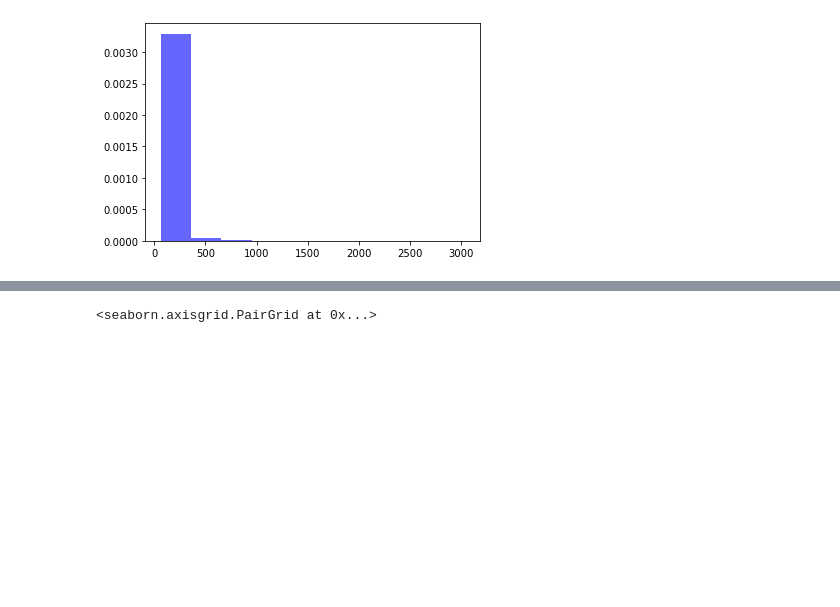
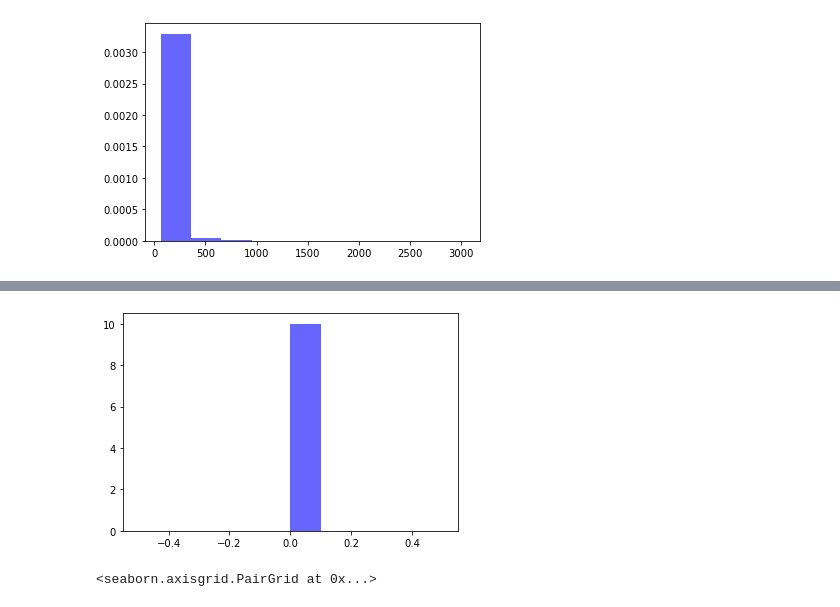
Before and after one commit to samirkhanal35/Youtube_data_analysis, a Jupyter notebook: main.ipynb, the cells around one changed output, grey strips where cells are left out. Saved outputs shown, nothing was run; the diff lists cells and outputs as text; code cells hidden in the pictures; blank space fills up the shorter version.

```diff
--- a/main.ipynb
+++ b/main.ipynb
@@ -253,3 +266,10 @@ plt.show()
+# %%
+# histogram to visualize the distribution
+plt.hist(df['favorite_count'], bins=10, density=True, alpha=0.6, color='b')
+# Show the plot
+plt.show()
+# %% [output]
+[figure, added]
 # %%
 import seaborn as sns
 # %%
```
Also changed, not shown: parts of 1 cell of this notebook.
